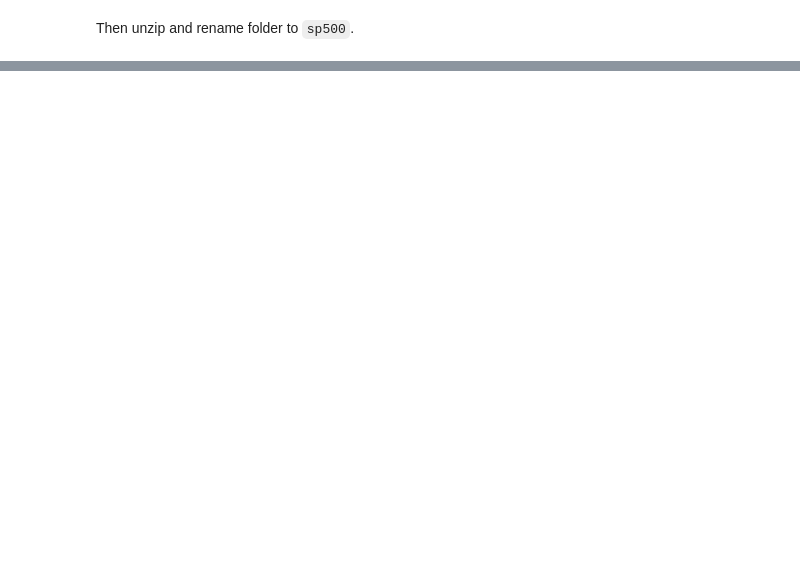
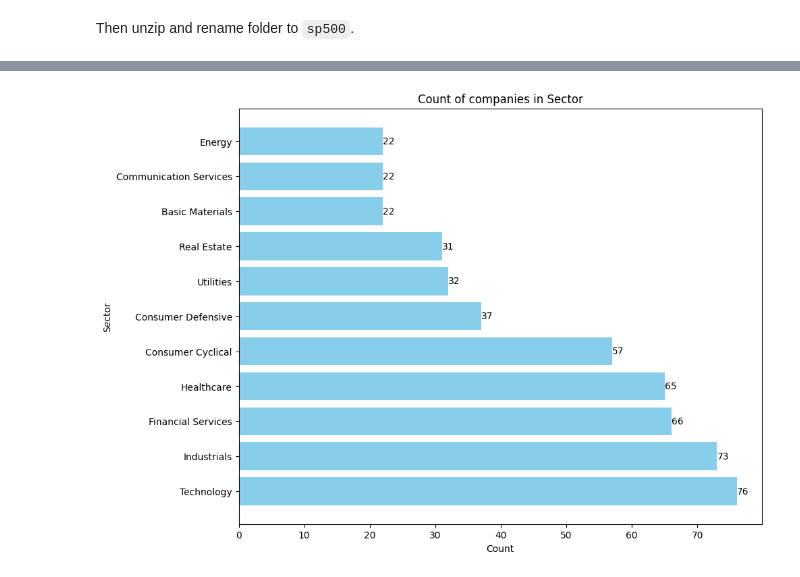
Before and after one commit to NikolaySimakov/Fama-French-models, a Jupyter notebook: main.ipynb, the cells around one changed output, grey strips where cells are left out. Drawn from its saved outputs; the diff is of its cells as text; code cells hidden in the pictures; blank space fills up the shorter version.

```diff
--- a/main.ipynb
+++ b/main.ipynb
@@ -34,0 +55,3 @@ from models import FamaFrench3Factor, FamaFrench5Factor, Carhart
+# %%
+companies_df = pd.read_csv('data/market_data/sp500/sp500_companies.csv')
+companies_df.head()
@@ -34,0 +65,7 @@ from models import FamaFrench3Factor, FamaFrench5Factor, Carhart
+# %%
+companies_in_sectors_count = companies_df.groupby('Sector').agg('count')['Symbol']
+companies_in_sectors_count = companies_in_sectors_count.reset_index()
+companies_in_sectors_count = companies_in_sectors_count.rename(columns={
+	'Symbol': 'Count'
+})
+companies_in_sectors_count
@@ -34,0 +85,17 @@ from models import FamaFrench3Factor, FamaFrench5Factor, Carhart
+# %%
+companies_in_sectors_count = companies_in_sectors_count.sort_values(
+    by='Count', ascending=False)
+
+plt.figure(figsize=(10, 8))
+plt.barh(companies_in_sectors_count['Sector'],
+         companies_in_sectors_count['Count'], color='skyblue')
+plt.xlabel('Count')
+plt.ylabel('Sector')
+plt.title('Count of companies in Sector')
+
+for i, v in enumerate(companies_in_sectors_count['Count']):
+    plt.text(v, i, str(v), color='black', va='center')
+
+plt.show()
+# %% [output]
+[figure, added]
```
Also changed, not shown: parts of 9 cells of this notebook.
